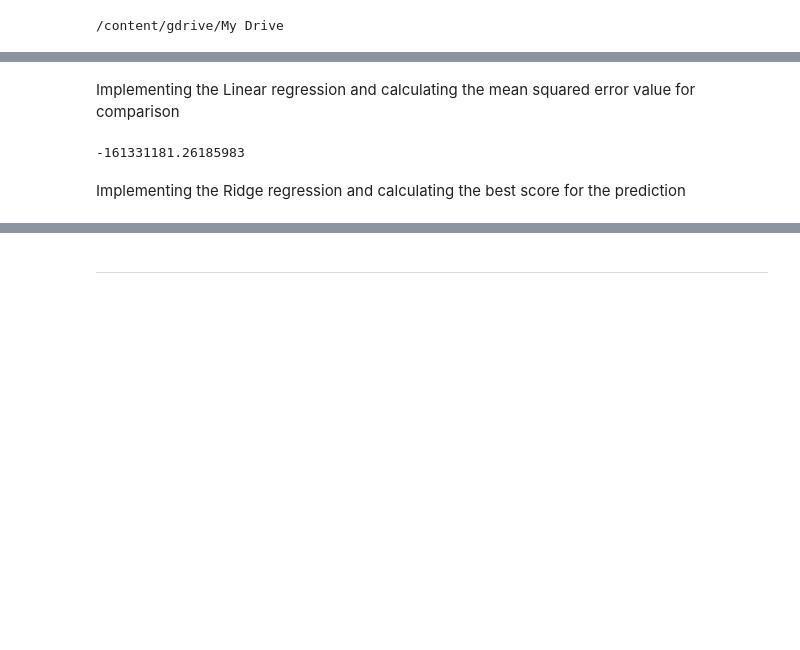
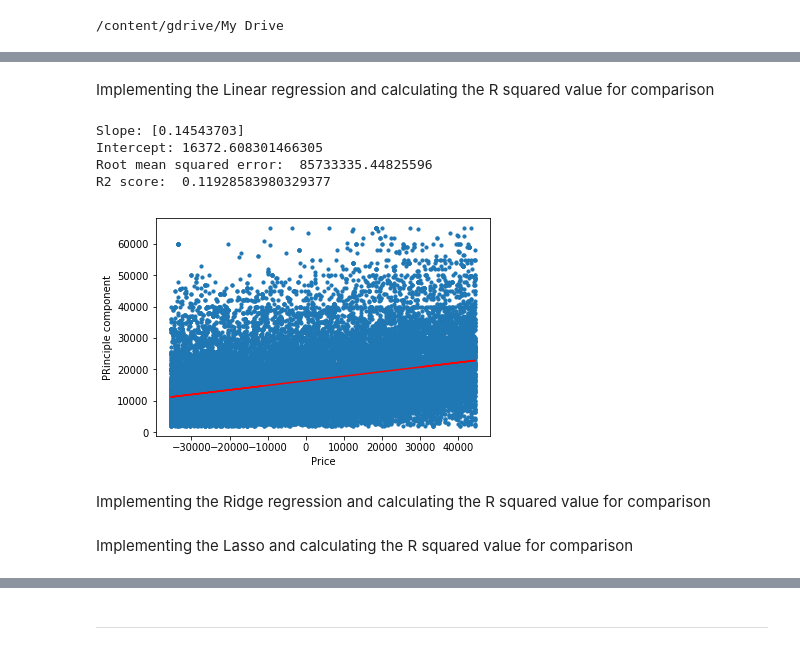
Before and after one commit to jashanmalhi/Data-Analysis, a Jupyter notebook: Used_Cars_Data_Modelling.ipynb, the cells around one changed output, grey strips where cells are left out. Drawn from its saved outputs; the diff is of its cells as text; code cells hidden in the pictures; blank space fills up the shorter version.

```diff
--- a/Used_Cars_Data_Modelling.ipynb
+++ b/Used_Cars_Data_Modelling.ipynb
@@ -72,13 +75,16 @@ del ledger["condition"]
 
 #I have used the dropna command for all the rows where even any one column value is missing.
 ledger = ledger.dropna()
+
 #delete the rows where year < 1960 and price < 200
-ledger.drop(ledger[ledger.price < 200].index, inplace = True)
+ledger.drop(ledger[ledger.price < 2000].index, inplace = True)
 ledger.drop(ledger[ledger.year < 1960].index, inplace = True)
+ledger.sort_values(["year"], ascending=False, inplace=True)
+ledger.drop(ledger[ledger.price > 65000].index, inplace = True)
+ledger.drop(ledger[ledger.odometer < 20000].index, inplace = True)
+ledger.drop(ledger[ledger.odometer > 100000].index, inplace = True)
+
 #sorted the listings by the year of manufacture in descending order
-ledger.sort_values(["year"], ascending=False, inplace=True)
-ledger.drop(ledger[ledger.price > 125000].index, inplace = True)
-ledger.drop(ledger[ledger.odometer < 1000].index, inplace = True)
 ledger = ledger.reset_index(drop=True)
 # %%
 plt.figure(figsize=(15,6))
@@ -141,0 +105,7 @@ TypeError: ignored
+# %%
+#Creating principal component DataFrame for the columns 'year' and 'odometer'
+pca = PCA(n_components=1)
+principalComponents = pca.fit_transform(X)
+principalDf = pd.DataFrame(data = principalComponents,
+                          columns = ['principal component', ])
+principalDf.head(5)
@@ -142,16 +119,41 @@ TypeError: ignored
 # %% [markdown]
-Implementing the Linear regression and calculating the mean squared error value for comparison
+Implementing the Linear regression and calculating the R squared  value for comparison
-# %%
-from sklearn.model_selection import cross_val_score
-from sklearn.linear_model import LinearRegression
-from sklearn.metrics import mean_squared_error, r2_score
-
-lin_reg = LinearRegression()
-
-MSEs = cross_val_score(lin_reg, X, Y, scoring='neg_mean_squared_error', cv=5)
-
-mean_MSE = np.mean(MSEs)
-
-mean_MSE
-# %% [output]
--161331181.26185983
+# %%
+from sklearn.model_selection import cross_val_score
+from sklearn.linear_model import LinearRegression
+from sklearn.metrics import mean_squared_error, r2_score
+
+lin_reg = LinearRegression()
+
+lin_reg.fit(principalDf, Y)
+
+y_predicted = lin_reg.predict(principalDf)
+
+# model evaluation
+rmse = mean_squared_error(Y, y_predicted)
+r2 = r2_score(Y, y_predicted)
+
+# printing values
+print('Slope:' ,lin_reg.coef_)
+print('Intercept:', lin_reg.intercept_)
+print('Root mean squared error: ', rmse)
+print('R2 score: ', r2)
+
+# plotting values
+
+# data points
+plt.scatter(principalDf, Y, s=10)
+plt.xlabel('Price')
+plt.ylabel('PRinciple component')
+
+# predicted values
+plt.plot(principalDf, y_predicted, color='r')
+plt.show()
+# %% [output]
+Slope: [0.14543703]
+Intercept: 16372.608301466305
+Root mean squared error:  85733335.44825596
+R2 score:  0.11928583980329377
+[figure, added]
+# %% [markdown]
+Implementing the Ridge regression and calculating the R squared  value for comparison
@@ -158 +190,3 @@ mean_MSE
+# %% [markdown]
+Implementing the Lasso and calculating the R squared value for comparison
 # %%
@@ -182,3 +220 @@ plt.plot(x_odometer, y_predicted, color='r')
 plt.show()
-# %% [markdown]
-Implementing the Ridge regression and calculating the best score for the prediction
```
Also changed, not shown: parts of 31 cells of this notebook.
